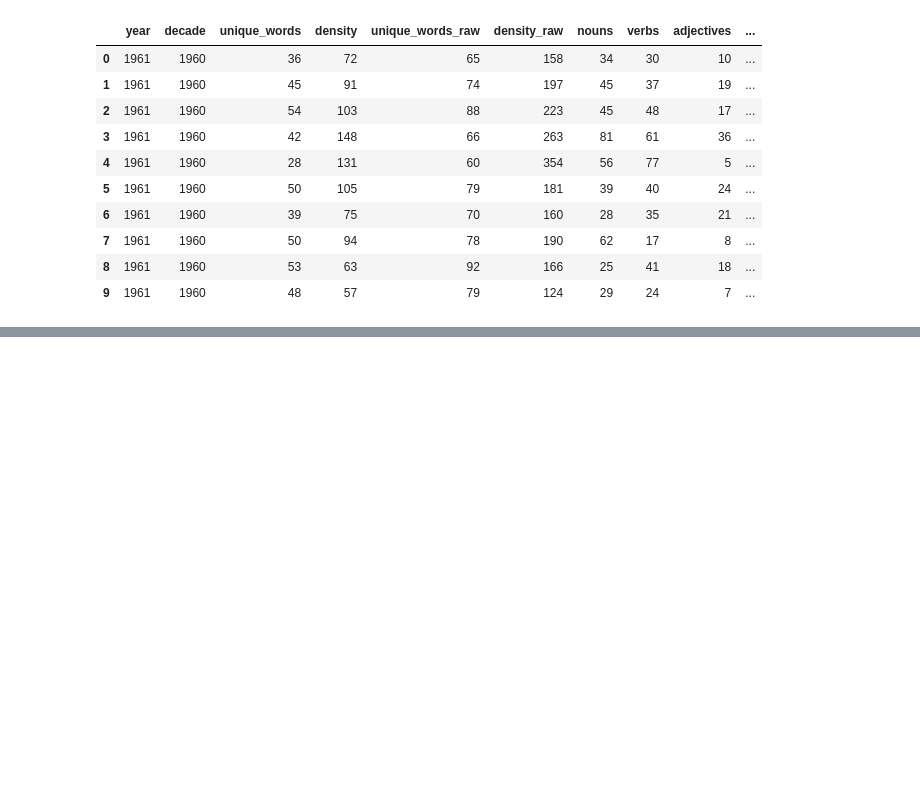
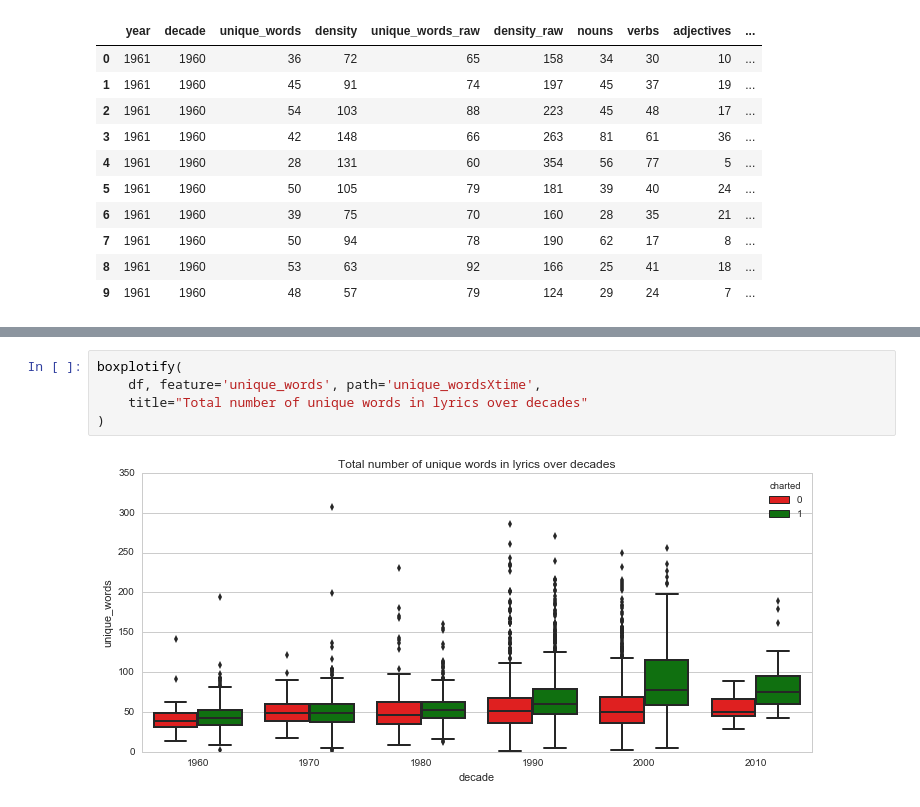
Before and after one commit to ribbas/Heat-Replay, a Jupyter notebook: src/assets/models/notebooks/exploratory-analysis.ipynb, the cells around one changed output, grey strips where cells are left out. Saved outputs shown, nothing was run; the diff lists cells and outputs as text; blank space fills up the shorter version.

```diff
--- a/src/assets/models/notebooks/exploratory-analysis.ipynb
+++ b/src/assets/models/notebooks/exploratory-analysis.ipynb
@@ -207,0 +93,7 @@ sns.boxplot(df_copy['decade'], df_copy['reading_score'], ax=ax)
+# %%
+boxplotify(
+    df, feature='unique_words', path='unique_wordsXtime',
+    title="Total number of unique words in lyrics over decades"
+)
+# %% [output]
+[figure, added]
```
Also changed, not shown: parts of 32 cells of this notebook, 18 other files.
